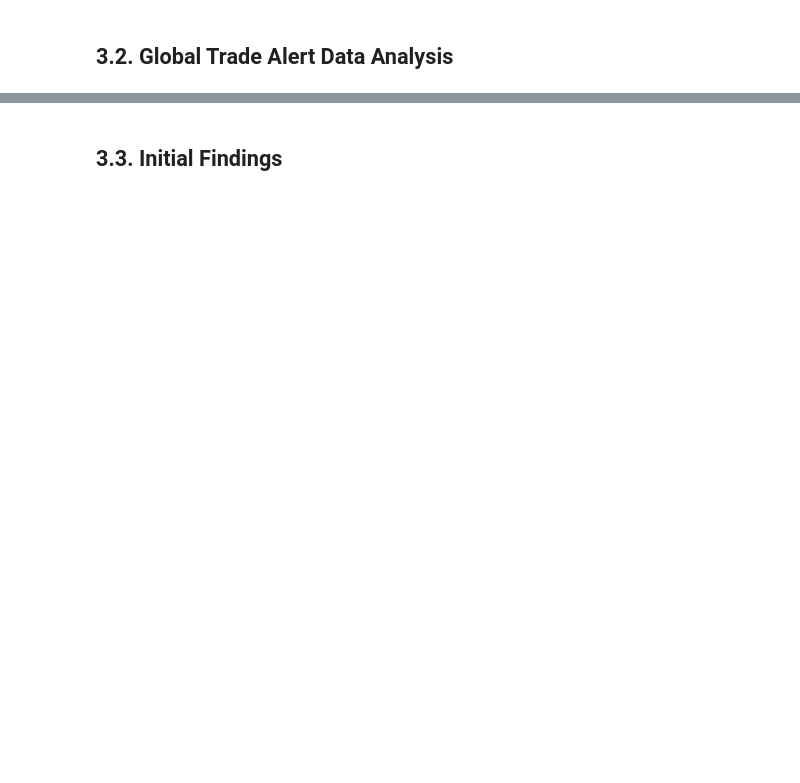
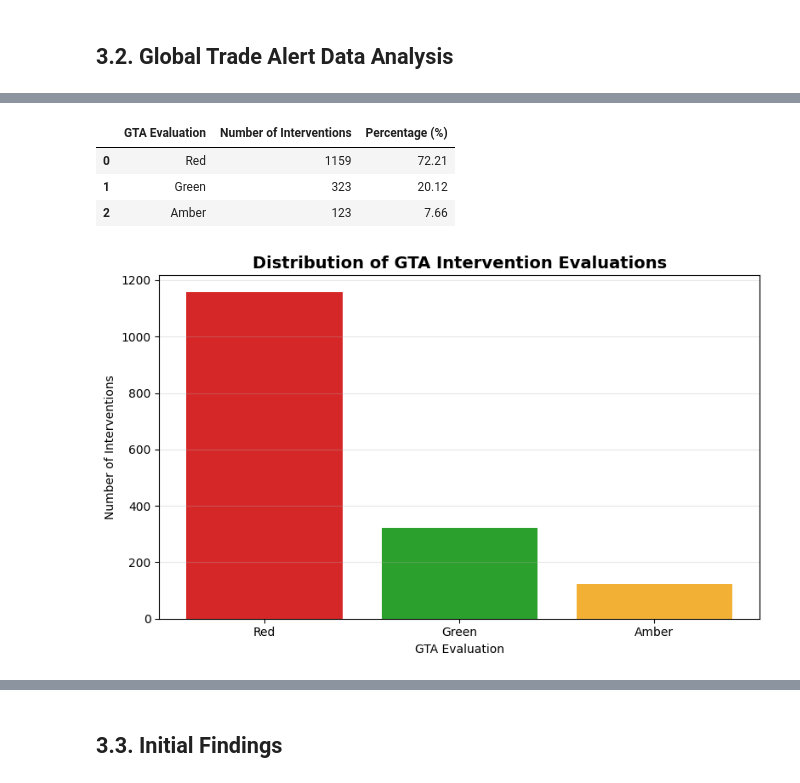
Before and after one commit to atessberfin/voltradar, a Jupyter notebook: notebooks/VoltRadar_Masters_Thesis.ipynb, the cells around one changed output, grey strips where cells are left out. Saved outputs shown, nothing was run; the diff lists cells and outputs as text; code cells hidden in the pictures; blank space fills up the shorter version.

```diff
--- a/notebooks/VoltRadar_Masters_Thesis.ipynb
+++ b/notebooks/VoltRadar_Masters_Thesis.ipynb
@@ -193,0 +781,43 @@ Duplicate Intervention IDs:
+# %%
+evaluation_order = ["Red", "Green", "Amber"]
+
+evaluation_summary = (
+    gta_analysis_df["GTA Evaluation"]
+    .value_counts()
+    .reindex(evaluation_order)
+    .rename_axis("GTA Evaluation")
+    .reset_index(name="Number of Interventions")
+)
+
+evaluation_summary["Percentage (%)"] = (
+    evaluation_summary["Number of Interventions"]
+    / evaluation_summary["Number of Interventions"].sum()
+    * 100
+).round(2)
+
+display(evaluation_summary)
+
+plt.figure(figsize=(8, 5))
+
+plt.bar(
+    evaluation_summary["GTA Evaluation"],
+    evaluation_summary["Number of Interventions"],
+    color=["#d62728", "#2ca02c", "#f2b134"]
+)
+
+plt.title(
+    "Distribution of GTA Intervention Evaluations",
+    fontsize=14,
+    fontweight="bold"
+)
+plt.xlabel("GTA Evaluation")
+plt.ylabel("Number of Interventions")
+plt.grid(axis="y", alpha=0.3)
+plt.tight_layout()
+plt.show()
+# %% [output]
+|  | GTA Evaluation | Number of Interventions | Percentage (%) |
+| 0 | Red | 1159 | 72.21 |
+| 1 | Green | 323 | 20.12 |
+| 2 | Amber | 123 | 7.66 |
+[figure, added]
```
Also changed, not shown: parts of 94 cells of this notebook.
